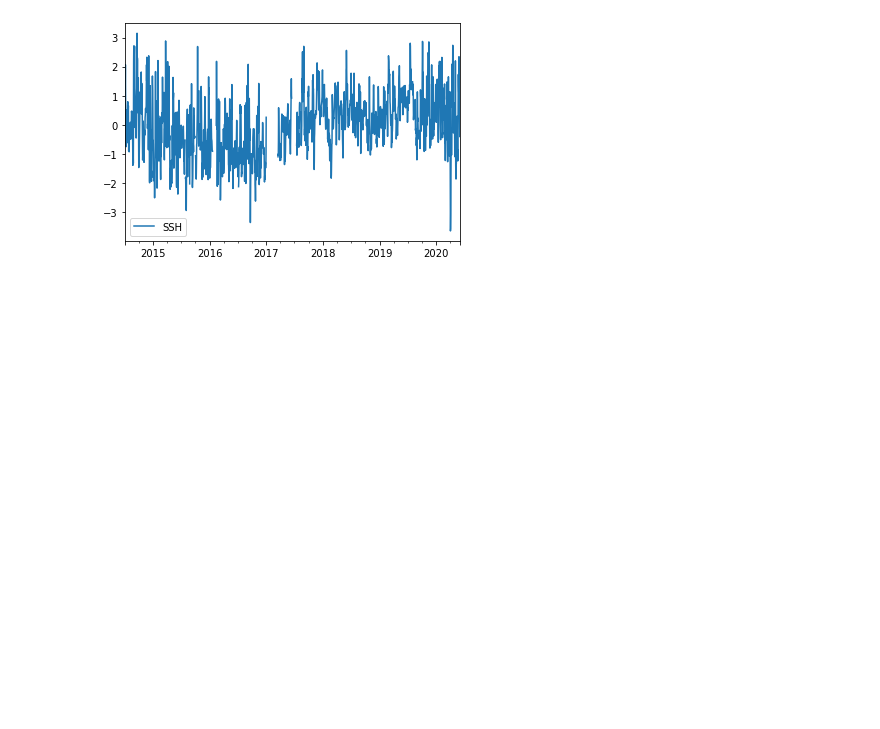
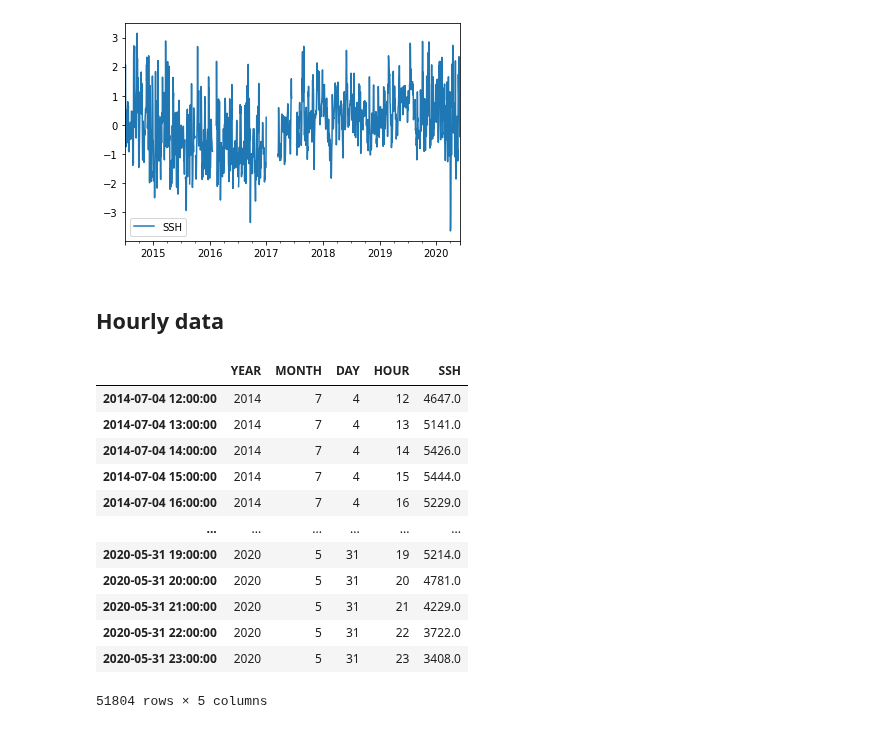
Before and after one commit to ldeo-arctictides/tidegauges-historical, a Jupyter notebook: read_psmsl.ipynb, the cells around one changed output. Drawn from its saved outputs; the diff is of its cells as text; code cells hidden in the pictures; blank space fills up the shorter version.

```diff
--- a/read_psmsl.ipynb
+++ b/read_psmsl.ipynb
@@ -177,3 +186,27 @@ anomaly.plot(y='SSH')
 # %% [output]
 <matplotlib.axes._subplots.AxesSubplot at 0x...>
 [figure]
+# %% [markdown]
+## Hourly data
+# %%
+file_in = 'h820'
+ext = '.csv'
+
+filepath = os.path.join(dir_in, file_in + ext)
+
+hourly = test_read_tidegauge_psmsl(filepath)
+hourly
+# %% [output]
+|  | YEAR | MONTH | DAY | HOUR | SSH |
+| 2014-07-04 12:00:00 | 2014 | 7 | 4 | 12 | 4647.0 |
+| 2014-07-04 13:00:00 | 2014 | 7 | 4 | 13 | 5141.0 |
+| 2014-07-04 14:00:00 | 2014 | 7 | 4 | 14 | 5426.0 |
+| 2014-07-04 15:00:00 | 2014 | 7 | 4 | 15 | 5444.0 |
+| 2014-07-04 16:00:00 | 2014 | 7 | 4 | 16 | 5229.0 |
+| ... | ... | ... | ... | ... | ... |
+| 2020-05-31 19:00:00 | 2020 | 5 | 31 | 19 | 5214.0 |
+| 2020-05-31 20:00:00 | 2020 | 5 | 31 | 20 | 4781.0 |
+| 2020-05-31 21:00:00 | 2020 | 5 | 31 | 21 | 4229.0 |
+| 2020-05-31 22:00:00 | 2020 | 5 | 31 | 22 | 3722.0 |
+| 2020-05-31 23:00:00 | 2020 | 5 | 31 | 23 | 3408.0 |
+51804 rows × 5 columns
```
Also changed, not shown: parts of 7 cells of this notebook, 3 other files.
